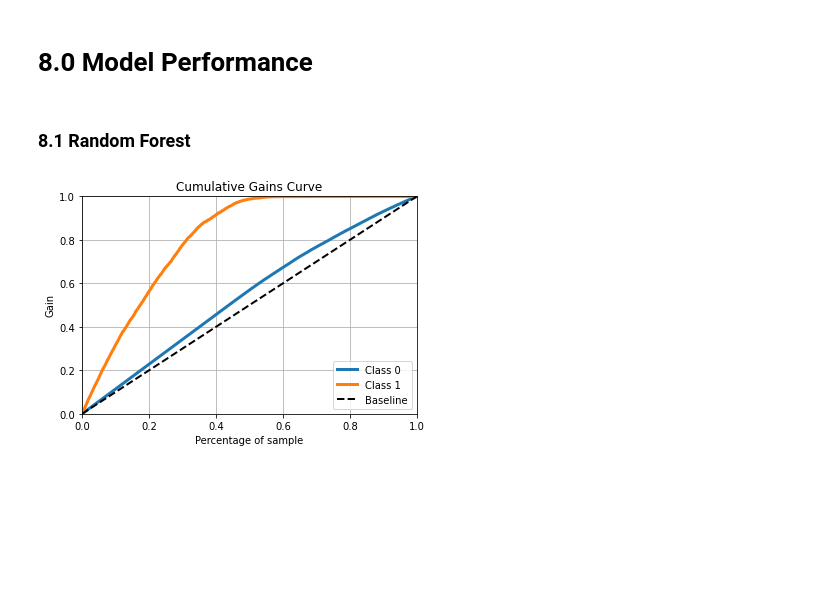
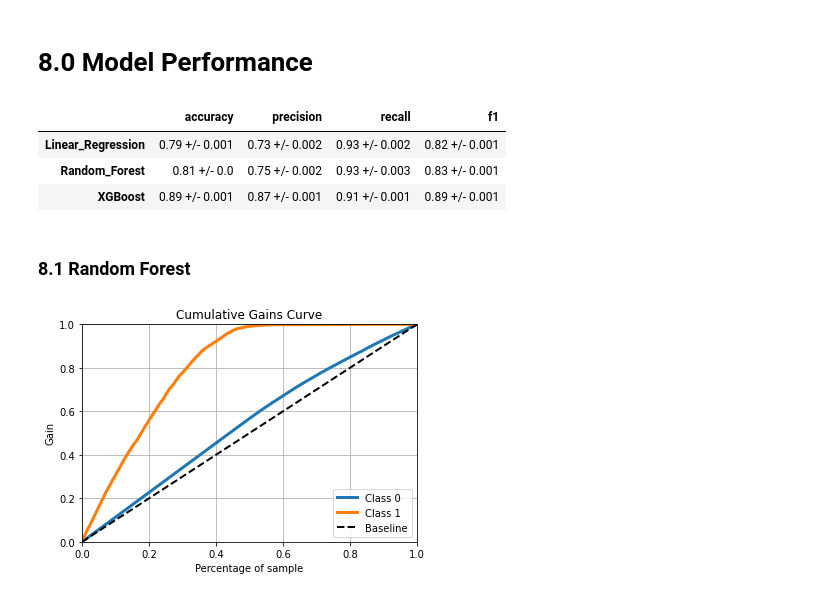
Before and after one commit to Samoelmoura/insurance_sales_predict, a Jupyter notebook: notebooks/1.0.final_project.ipynb, the cells around one changed output. Drawn from its saved outputs; the diff is of its cells as text; code cells hidden in the pictures; blank space fills up the shorter version.

```diff
--- a/notebooks/1.0.final_project.ipynb
+++ b/notebooks/1.0.final_project.ipynb
@@ -1099,6 +1239,13 @@ def gain_curve_recall_recall(df, target_variable, recall=0.8, new_clients=127000
 df8 = test.copy()
 
 df8 = df8[['id', 'response']]
+# %%
+error.T
+# %% [output]
+|  | accuracy | precision | recall | f1 |
+| Linear_Regression | 0.79 +/- 0.001 | 0.73 +/- 0.002 | 0.93 +/- 0.002 | 0.82 +/- 0.001 |
+| Random_Forest | 0.81 +/- 0.0 | 0.75 +/- 0.002 | 0.93 +/- 0.003 | 0.83 +/- 0.001 |
+| XGBoost | 0.89 +/- 0.001 | 0.87 +/- 0.001 | 0.91 +/- 0.001 | 0.89 +/- 0.001 |
 # %% [markdown]
 ### 8.1 Random Forest
 # %%
```
Also changed, not shown: parts of 84 cells of this notebook.
